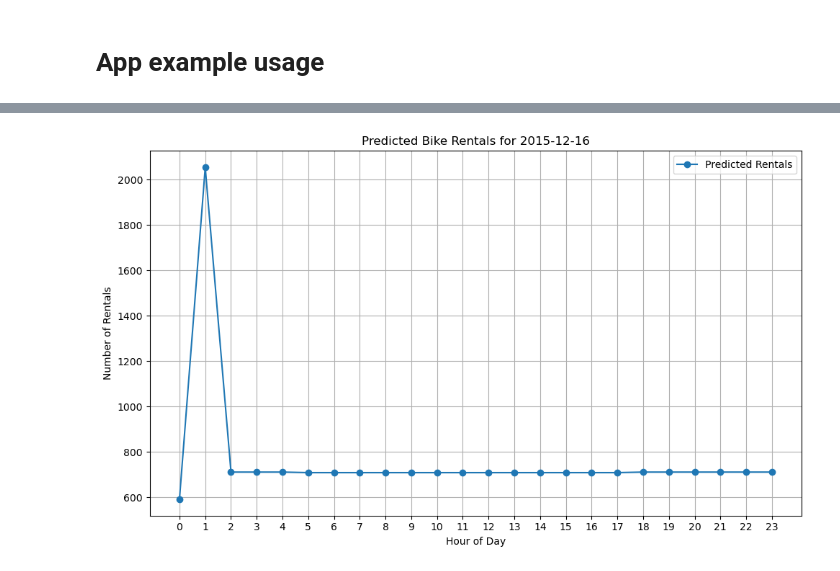
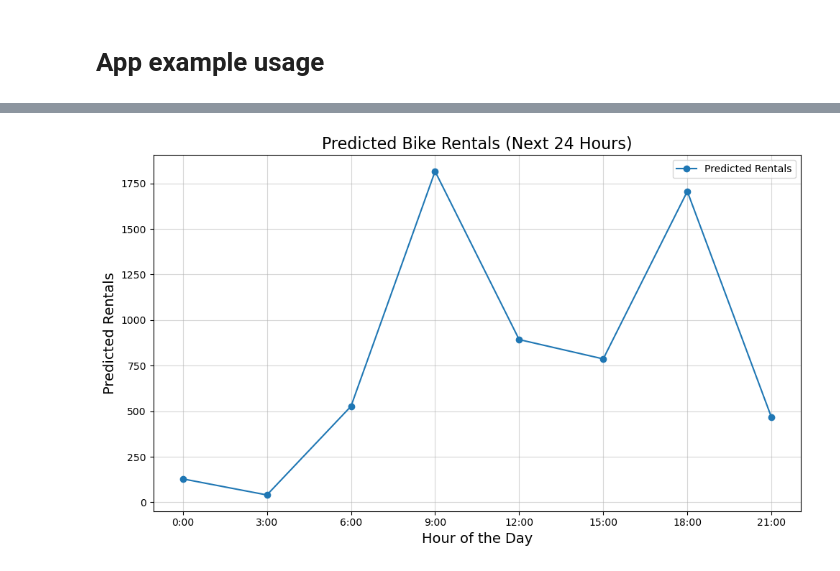
Before and after one commit to MattWojciechowski/london_bike_sharing, a Jupyter notebook: notebooks/example_app.ipynb, the cells around one changed output, grey strips where cells are left out. Cells and saved outputs as stored; diff of their text form; code cells hidden in the pictures.

Commit message:
Feature engineering, fixed scaling, retrained model and finally archived acceptable results

```diff
--- a/notebooks/example_app.ipynb
+++ b/notebooks/example_app.ipynb
@@ -9,7 +13,4 @@ from sklearn.preprocessing import StandardScaler
 # %%
 # Load the saved model
-with open("../models/xgboost_model.pkl", "rb") as file:
+with open("../models/best_xgboost.pkl", "rb") as file:
     model = pickle.load(file)
-
-# Konfiguracja skryptu
-date = "2024-12-16"  # Data prognozy
@@ -124,0 +48,14 @@ print(forecast_data.tail(10))  # Ostatnie godziny dnia
+# %%
+# API Key OpenWeatherMap
+api_key = "d925b341419e7674bebad65b41338d8e"
+
+# Miasto i kraj
+city = "London"
+country = "GB"
+
+# URL API do prognozy godzinowej
+url = f"http://api.openweathermap.org/data/2.5/forecast?q={city},{country}&units=metric&appid={api_key}"
+
+# Pobieranie danych
+response = requests.get(url)
+response
@@ -125,14 +179,21 @@ print(forecast_data.tail(10))  # Ostatnie godziny dnia
 # %%
-# Wizualizacja prognoz
-plt.figure(figsize=(10, 6))
-plt.plot(forecast_data["hour"], forecast_data["predicted_cnt"], marker="o", label="Predicted Rentals")
-plt.title(f"Predicted Bike Rentals for {date}")
-plt.xlabel("Hour of Day")
-plt.ylabel("Number of Rentals")
-plt.xticks(range(24))
-plt.grid(True)
-plt.legend()
-plt.tight_layout()
-plt.show()
+# Filtrujemy tylko pierwsze 8 rekordów
+forecast_24h = forecast_df.head(8)
+
+# Sprawdzamy, czy dane są poprawne
+if "hour" not in forecast_24h.columns or "predicted_rentals" not in forecast_24h.columns:
+    print("Error: Required columns ('hour' or 'predicted_rentals') are missing in forecast_df.")
+else:
+    # Tworzenie wykresu
+    plt.figure(figsize=(10, 6))
+    plt.plot(forecast_24h["hour"], forecast_24h["predicted_rentals"], marker="o", label="Predicted Rentals")
+    plt.title("Predicted Bike Rentals (Next 24 Hours)", fontsize=16)
+    plt.xlabel("Hour of the Day", fontsize=14)
+    plt.ylabel("Predicted Rentals", fontsize=14)
+    plt.xticks(ticks=forecast_24h["hour"], labels=[f"{hour}:00" for hour in forecast_24h["hour"]])
+    plt.grid(alpha=0.5)
+    plt.legend()
+    plt.tight_layout()
+    plt.show()
 # %% [output]
-[figure, old version]
+[figure, new version]
```
Also changed, not shown: parts of 12 cells of this notebook, 8 other files.
